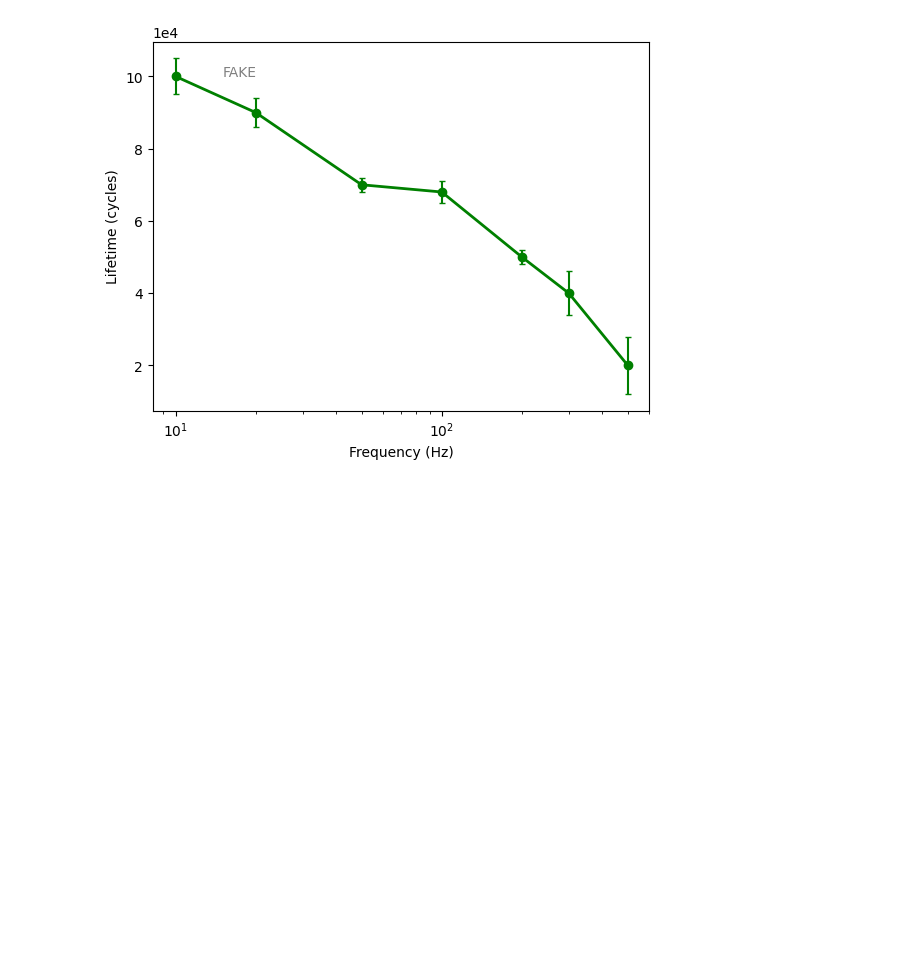
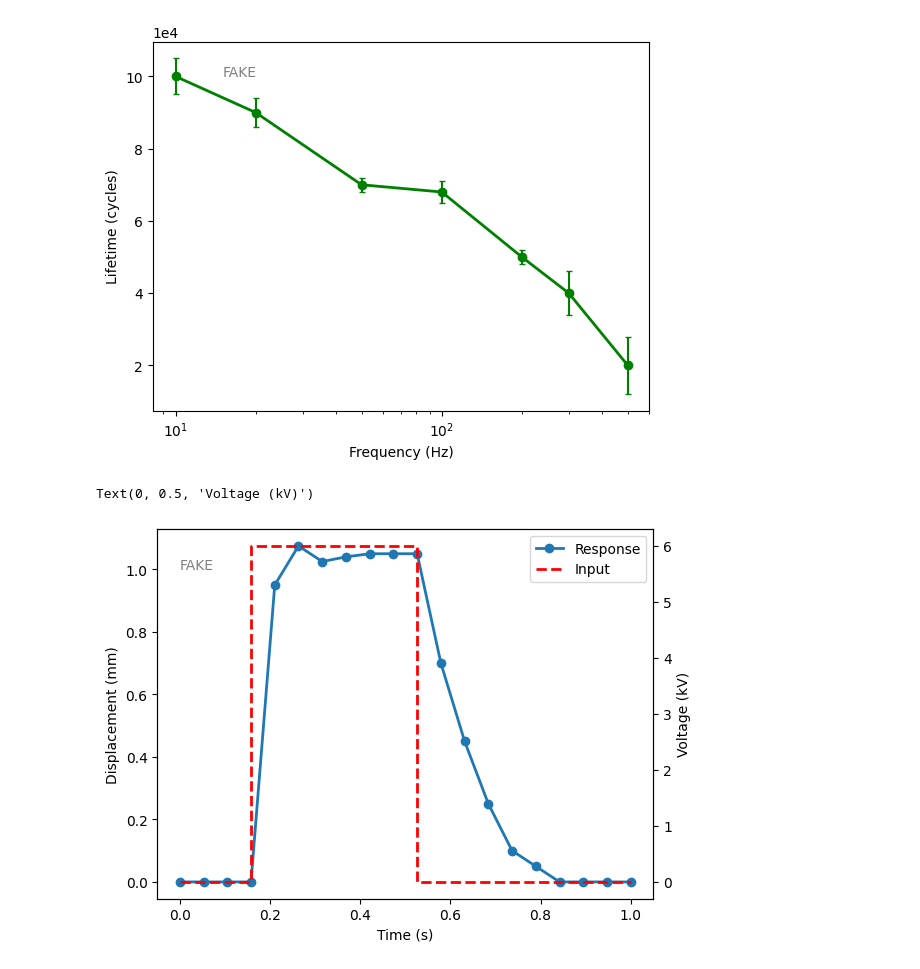
Before and after one commit to brianjohnson555/HapticDisplay, a Jupyter notebook: figure_mockups.ipynb, the cells around one changed output. Saved outputs shown, nothing was run; the diff lists cells and outputs as text; code cells hidden in the pictures; blank space fills up the shorter version.

```diff
--- a/figure_mockups.ipynb
+++ b/figure_mockups.ipynb
@@ -124,3 +124,32 @@ ax1.set_xlabel("Frequency (Hz)")
 ax1.set_ylabel("Lifetime (cycles)");
 # %% [output]
 [figure]
+# %%
+## Step response
+x_time = np.linspace(0,1,20)
+y_disp = [0, 0, 0, 0, 0.95, 1.075, 1.025, 1.04, 1.05, 1.05, 1.05, 0.7, 0.45, 0.25, 0.1, 0.05, 0, 0, 0, 0]
+x_time_control = np.insert(x_time, 4, x_time[3])
+x_time_control = np.insert(x_time_control, 11, x_time[10])
+y_control = [0, 0, 0, 0, 6, 6, 6, 6, 6, 6, 6, 6, 0, 0, 0, 0, 0, 0, 0, 0, 0, 0]
+
+fig = plt.figure()
+ax1 = fig.add_subplot()
+l1 = ax1.plot(x_time, y_disp,
+        linewidth=2,
+        marker='o',
+        label="Response")
+ax2 = ax1.twinx()
+l2 = ax2.plot(x_time_control, y_control,
+        linewidth=2,
+        linestyle='--',
+        color='red',
+        label="Input")
+ax1.text(0, 1, "FAKE", color="gray")
+ls = l1+l2
+ax1.legend(ls, [l.get_label() for l in ls]);
+ax1.set_xlabel("Time (s)")
+ax1.set_ylabel("Displacement (mm)")
+ax2.set_ylabel("Voltage (kV)")
+# %% [output]
+Text(0, 0.5, 'Voltage (kV)')
+[figure, added]
```
